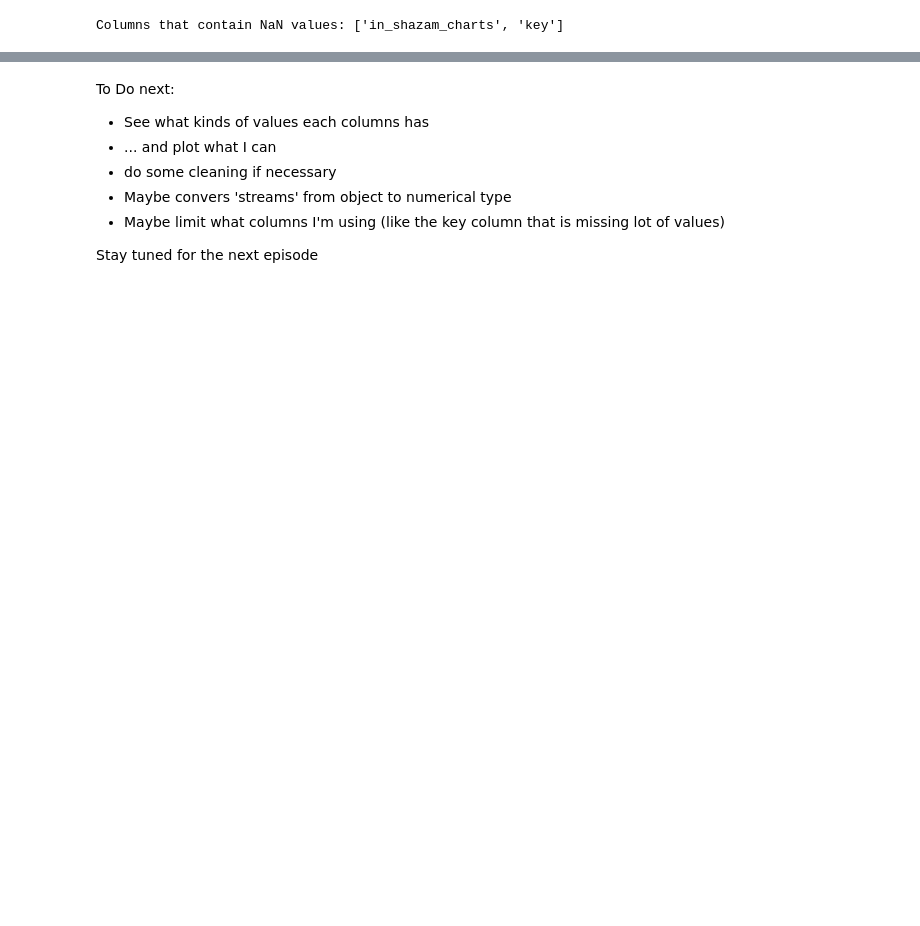
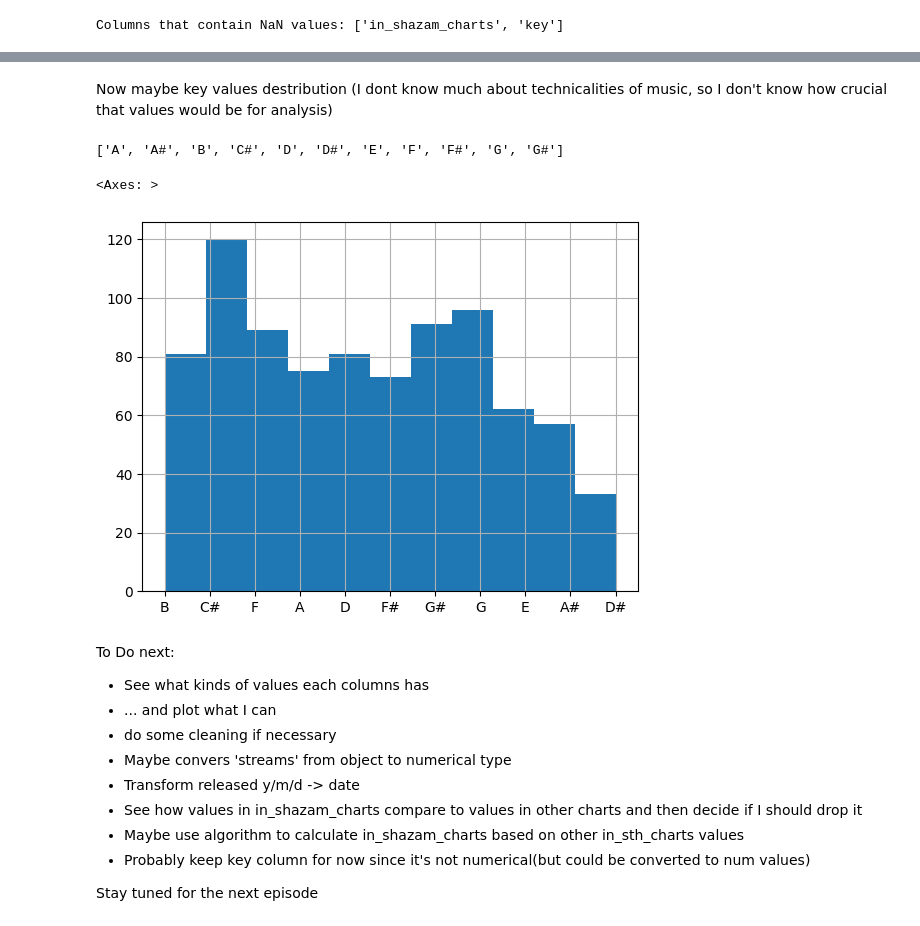
Before and after one commit to TMaczek/Spotify-Most-Streamed-Songs_Data-Analysis, a Jupyter notebook: SpotifyMostStreamed.ipynb, the cells around one changed output, grey strips where cells are left out. Saved outputs shown, nothing was run; the diff lists cells and outputs as text; code cells hidden in the pictures; blank space fills up the shorter version.

```diff
--- a/SpotifyMostStreamed.ipynb
+++ b/SpotifyMostStreamed.ipynb
@@ -81,3 +116,20 @@ Columns that contain NaN values: ['in_shazam_charts', 'key']
+# %% [markdown]
+Now maybe key values destribution (I dont know much about technicalities of music, so I don't know how crucial that values would be for analysis)
+# %%
+key_values = df['key'].unique()
+
+# removing that pesky nan
+key_values = sorted(key_values[key_values==key_values])
+print(key_values)
+
+bins = len(key_values)
+df['key'].hist(bins=bins)
+
+# do it in pyplot (those ticks annoy me)
+# %% [output]
+['A', 'A#', 'B', 'C#', 'D', 'D#', 'E', 'F', 'F#', 'G', 'G#']
+<Axes: >
+[figure, added]
 # %% [markdown]
 To Do next:
 
@@ -87,7 +139,10 @@ To Do next:
 *   ... and plot what I can
 *   do some cleaning if necessary
 * Maybe convers 'streams' from object to numerical type
-* Maybe limit what columns I'm using (like the key column that is missing lot of values)
+* Transform released y/m/d -> date
+* See how values in in_shazam_charts compare to values in other charts and then decide if I should drop it
+* Maybe use algorithm to calculate in_shazam_charts based on other in_sth_charts values
+* Probably keep key column for now since it's not numerical(but could be converted to num values)
 
 
 Stay tuned for the next episode
```
Also changed, not shown: parts of 10 cells of this notebook.
